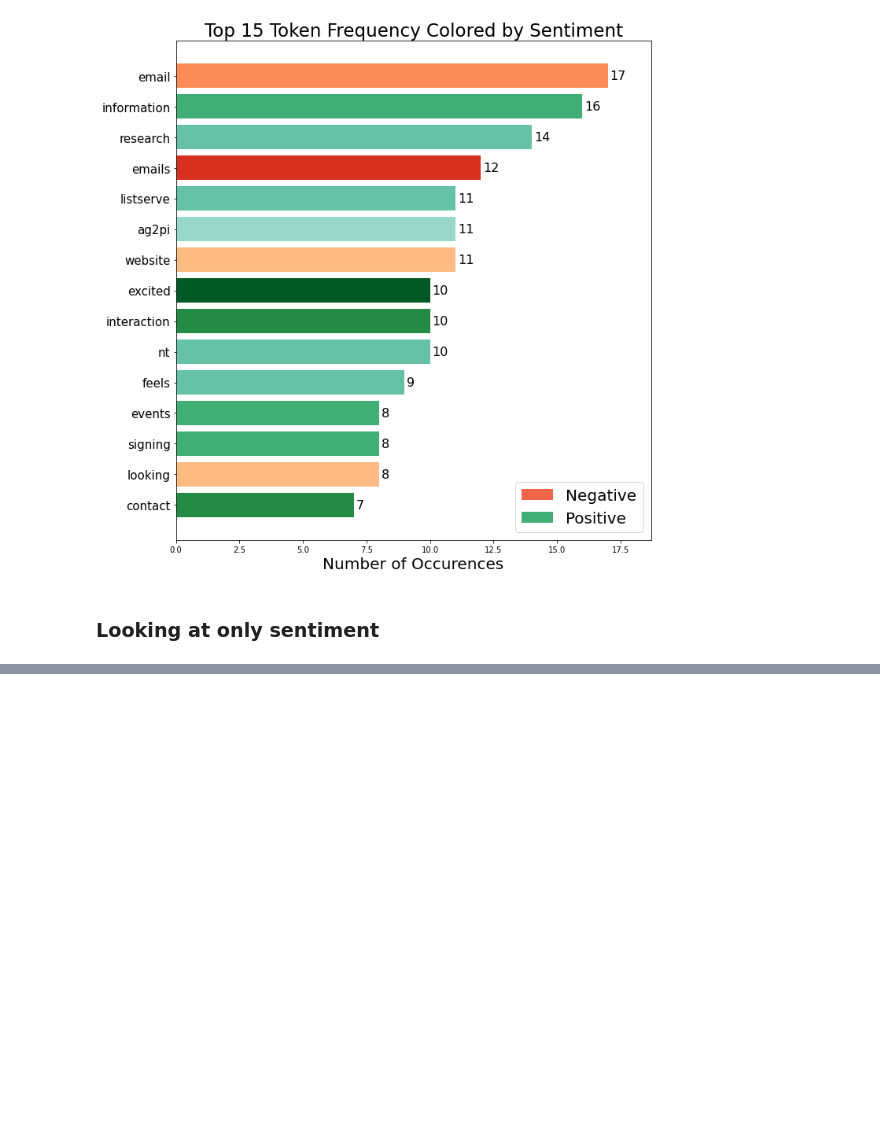
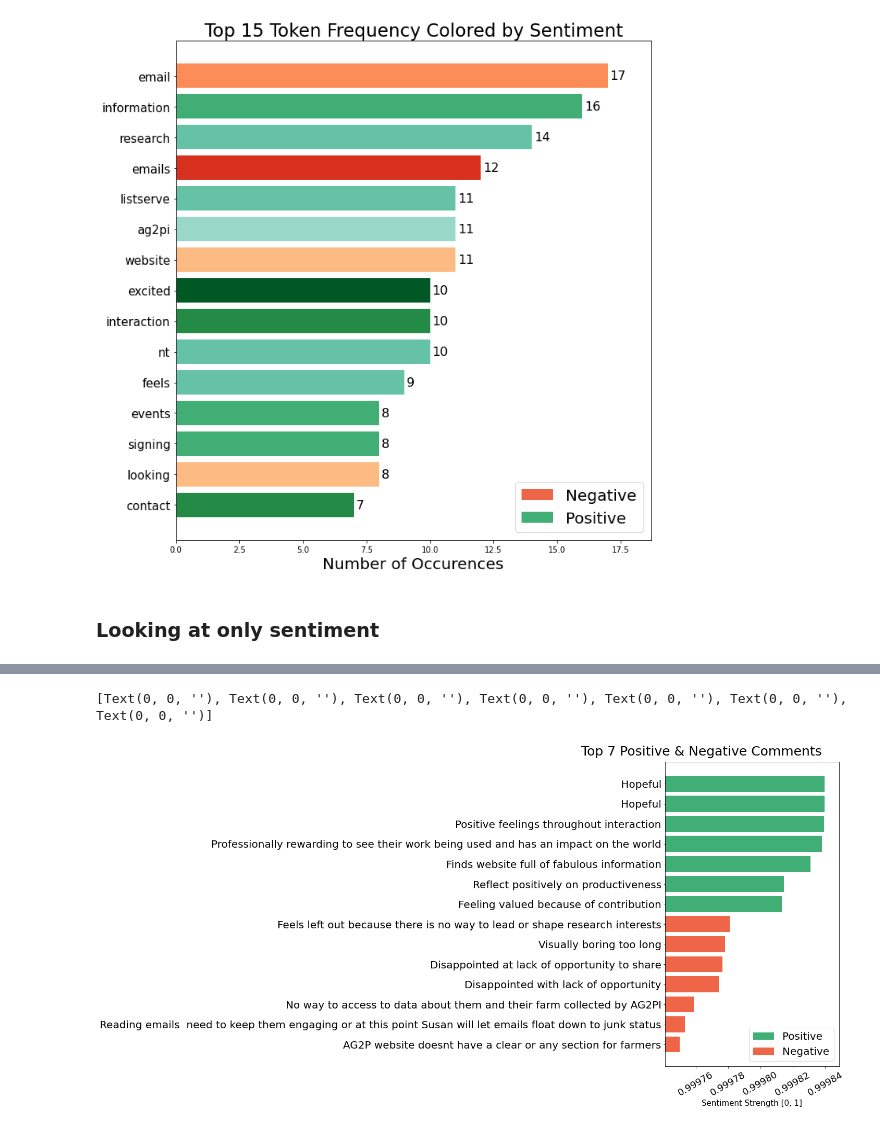
Before and after one commit to blitt2018/PSCExploratoryNLP, a Jupyter notebook: polishedCodeFigs.ipynb, the cells around one changed output, grey strips where cells are left out. Cells and saved outputs as stored; diff of their text form; code cells hidden in the pictures; blank space fills up the shorter version.

```diff
--- a/polishedCodeFigs.ipynb
+++ b/polishedCodeFigs.ipynb
@@ -464 +441,29 @@ KeyboardInterrupt:
+# %%
+#NOTE: ask about adding sentiments to bars, seems like since we would need so many decimal places
+#it could make the graphs look too busy
+
+#OK now group by persona or any other variable
+allSpans = doc.getSpans(doc.workingDoc)
+extremeSent = doc.getExtremes(allSpans, 7)
+
+#version of sentiment figure but built into the document object
+#NOTE: figSize argument (width, height) has default value but we can override with figsize=(width, height)
+#by passing that to the method below
+fig = doc.plotExtremes(extremeSent)
+ax = fig.axes[0]
+
+#START OF USER STYLING
+#x = 1, means place super title 100% to the right of the figure
+#ha (horizontal alignment), means place our super title to the right of the point x=1
+fig.suptitle("Top 7 Positive & Negative Comments", size=25, x=.97, ha="right")
+ax.yaxis.set_tick_params(labelsize=20)
+ax.xaxis.set_tick_params(labelsize=18, rotation=30)
+ax.set_xlabel("Sentiment Strength [0, 1]", size=15)
+
+plt.tight_layout()
+#plt.savefig("/home/blitt/Academic/PSC/NLPPipelines/AG2PIAnalytics/mockups/extremePosNegClean.jpg", bbox_inches="tight")
+plt.show()
+# %% [output]
+[Text(0, 0, ''), Text(0, 0, ''), Text(0, 0, ''), Text(0, 0, ''), Text(0, 0, ''), Text(0, 0, ''), Text(0, 0, '')]
+[figure, added]
 # %%
```
Also changed, not shown: parts of 24 cells of this notebook, 1 other file.
